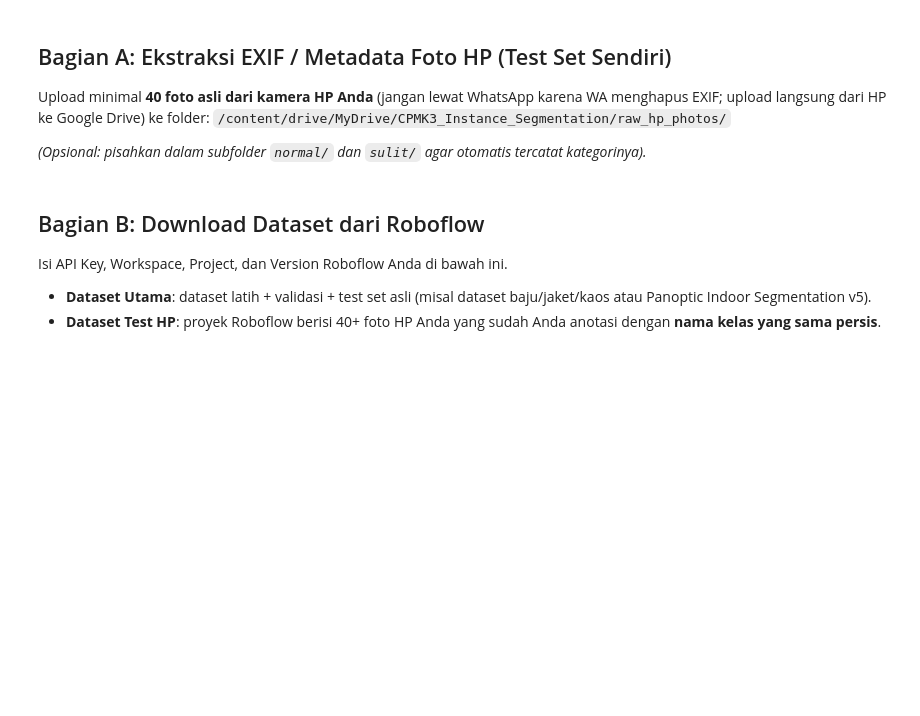
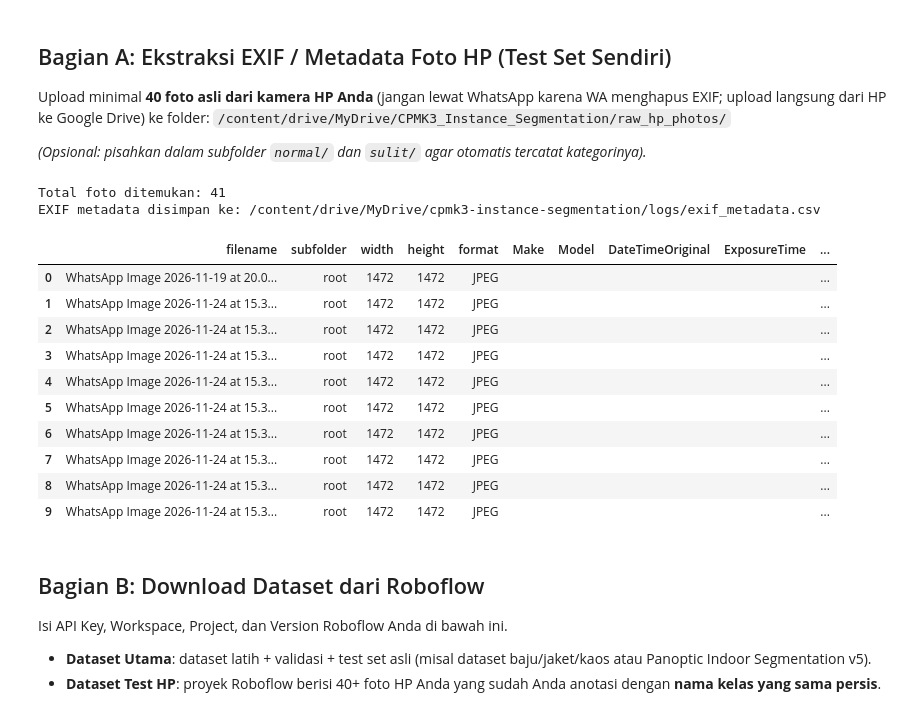
Before and after one commit to Jaksi01/cpmk3-instance-segmentation, a Jupyter notebook: notebooks/01_setup_and_exif.ipynb, the cells around one changed output. Cells and saved outputs as stored; diff of their text form; code cells hidden in the pictures; blank space fills up the shorter version.

Commit message:
Add full executed outputs for notebooks 01 (Setup & EXIF) and 02 (YOLOv8 training 320/640/960 on Tesla T4)

```diff
--- a/notebooks/01_setup_and_exif.ipynb
+++ b/notebooks/01_setup_and_exif.ipynb
@@ -13,7 +16,7 @@ from google.colab import drive
 drive.mount('/content/drive')
 
 import os
-PROJECT_DIR = '/content/drive/MyDrive/CPMK3_Instance_Segmentation'
+PROJECT_DIR = '/content/drive/MyDrive/cpmk3-instance-segmentation'
 for sub in ['datasets', 'raw_hp_photos', 'runs', 'logs', 'exports']:
     os.makedirs(os.path.join(PROJECT_DIR, sub), exist_ok=True)
 print('Folder proyek siap:', PROJECT_DIR)
@@ -30,7 +36,7 @@ import glob
 import pandas as pd
 from PIL import Image, ExifTags
 
-PHOTO_DIR = os.path.join(PROJECT_DIR, 'raw_hp_photos')
+PHOTO_DIR = '/content/drive/MyDrive/Indoor_datasets'
 img_exts = ('*.jpg', '*.jpeg', '*.png', '*.JPG', '*.JPEG', '*.PNG')
 photo_paths = []
 for ext in img_exts:
@@ -47,33 +53,47 @@ TARGET_TAGS = [
 ]
 
 rows = []
 for p in sorted(photo_paths):
     rel_path = os.path.relpath(p, PHOTO_DIR)
     folder = os.path.dirname(rel_path) or 'root'
     try:
         with Image.open(p) as img:
             w, h = img.size
             exif_raw = img._getexif() or {}
             row = {
                 'filename': os.path.basename(p),
                 'subfolder': folder,
                 'width': w,
                 'height': h,
                 'format': img.format,
             }
             for tag_name in TARGET_TAGS:
                 tag_id = TAG_MAP.get(tag_name)
                 val = exif_raw.get(tag_id, None)
                 row[tag_name] = str(val) if val is not None else ''
             rows.append(row)
     except Exception as e:
         rows.append({'filename': os.path.basename(p), 'subfolder': folder, 'error': str(e)})
 
 df_exif = pd.DataFrame(rows)
 exif_csv = os.path.join(PROJECT_DIR, 'logs', 'exif_metadata.csv')
 df_exif.to_csv(exif_csv, index=False)
 print('EXIF metadata disimpan ke:', exif_csv)
 df_exif.head(10)
+# %% [output]
+Total foto ditemukan: 41
+EXIF metadata disimpan ke: /content/drive/MyDrive/cpmk3-instance-segmentation/logs/exif_metadata.csv
+|  | filename | subfolder | width | height | format | Make | Model | DateTimeOriginal | ExposureTime | ... |
+| 0 | WhatsApp Image 2026-11-19 at 20.0... | root | 1472 | 1472 | JPEG |  |  |  |  | ... |
+| 1 | WhatsApp Image 2026-11-24 at 15.3... | root | 1472 | 1472 | JPEG |  |  |  |  | ... |
+| 2 | WhatsApp Image 2026-11-24 at 15.3... | root | 1472 | 1472 | JPEG |  |  |  |  | ... |
+| 3 | WhatsApp Image 2026-11-24 at 15.3... | root | 1472 | 1472 | JPEG |  |  |  |  | ... |
+| 4 | WhatsApp Image 2026-11-24 at 15.3... | root | 1472 | 1472 | JPEG |  |  |  |  | ... |
+| 5 | WhatsApp Image 2026-11-24 at 15.3... | root | 1472 | 1472 | JPEG |  |  |  |  | ... |
+| 6 | WhatsApp Image 2026-11-24 at 15.3... | root | 1472 | 1472 | JPEG |  |  |  |  | ... |
+| 7 | WhatsApp Image 2026-11-24 at 15.3... | root | 1472 | 1472 | JPEG |  |  |  |  | ... |
+| 8 | WhatsApp Image 2026-11-24 at 15.3... | root | 1472 | 1472 | JPEG |  |  |  |  | ... |
+| 9 | WhatsApp Image 2026-11-24 at 15.3... | root | 1472 | 1472 | JPEG |  |  |  |  | ... |
 # %% [markdown]
 ## Bagian B: Download Dataset dari Roboflow
 Isi API Key, Workspace, Project, dan Version Roboflow Anda di bawah ini.
```
Also changed, not shown: parts of 6 cells of this notebook, 2 other files.
